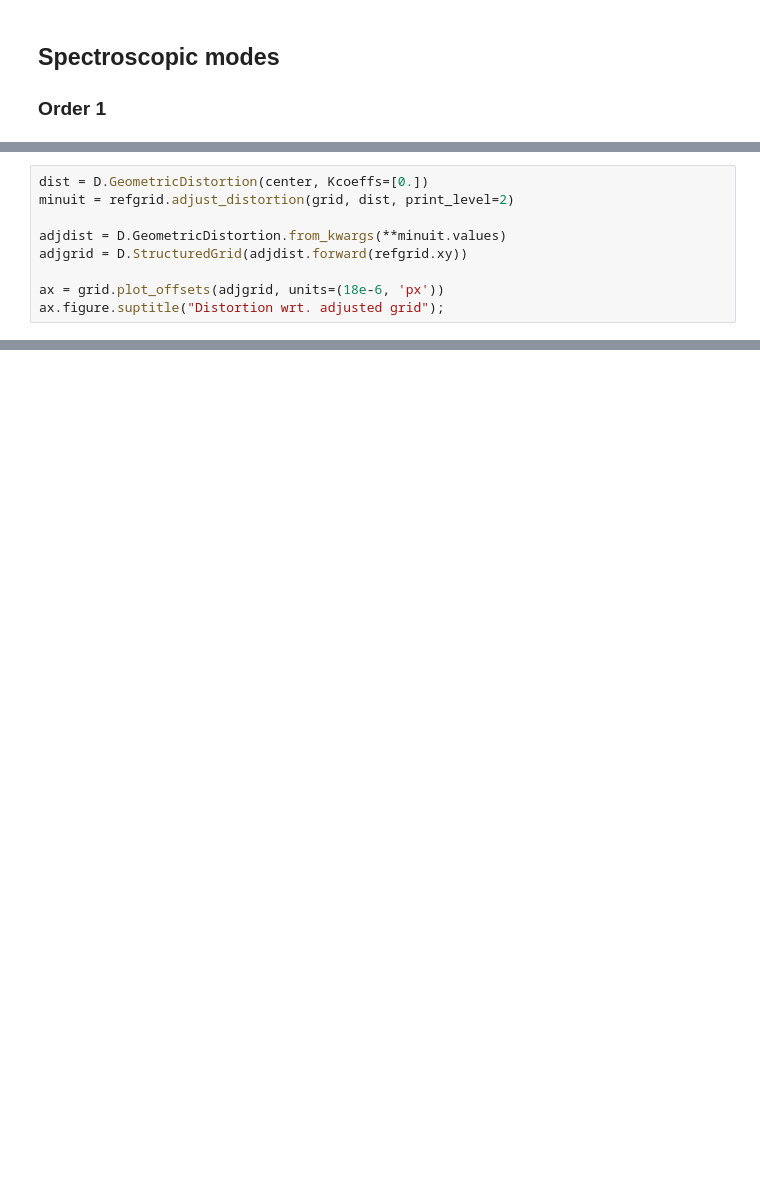
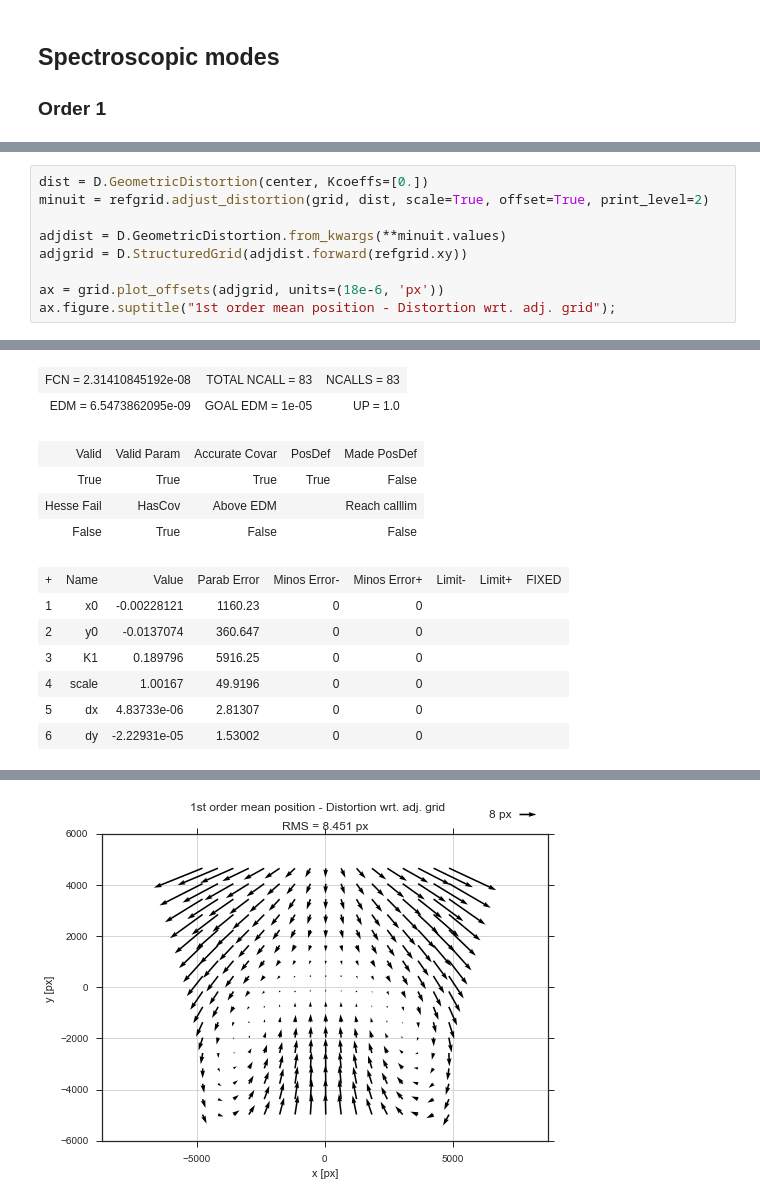
Before and after one commit to ycopin/spectrogrism, a Jupyter notebook: doc/NISP_distortions.ipynb, the cells around one changed output, grey strips where cells are left out. Drawn from its saved outputs; the diff is of its cells as text; blank space fills up the shorter version.

```diff
--- a/doc/NISP_distortions.ipynb
+++ b/doc/NISP_distortions.ipynb
@@ -198,9 +223,10 @@ ax.figure.suptitle("Distortion wrt. ref. grid");
 # %%
 dist = D.GeometricDistortion(center, Kcoeffs=[0.])
-minuit = refgrid.adjust_distortion(grid, dist, print_level=2)
+minuit = refgrid.adjust_distortion(grid, dist, scale=True, offset=True, print_level=2)
 
 adjdist = D.GeometricDistortion.from_kwargs(**minuit.values)
 adjgrid = D.StructuredGrid(adjdist.forward(refgrid.xy))
 
 ax = grid.plot_offsets(adjgrid, units=(18e-6, 'px'))
-ax.figure.suptitle("Distortion wrt. adjusted grid");
+ax.figure.suptitle("1st order mean position - Distortion wrt. adj. grid");
+# %% [output]
@@ -206,0 +241,13 @@ ax.figure.suptitle("Distortion wrt. adjusted grid");
+| FCN = 2.31410845192e-08 | TOTAL NCALL = 83 | NCALLS = 83 |
+| EDM = 6.5473862095e-09 | GOAL EDM = 1e-05 | UP = 1.0 |
+| Valid | Valid Param | Accurate Covar | PosDef | Made PosDef |
+| True | True | True | True | False |
+| Hesse Fail | HasCov | Above EDM |  | Reach calllim |
+| False | True | False |  | False |
+| + | Name | Value | Parab Error | Minos Error- | Minos Error+ | Limit- | Limit+ | FIXED |
+| 1 | x0 | -0.00228121 | 1160.23 | 0 | 0 |  |  |  |
+| 2 | y0 | -0.0137074 | 360.647 | 0 | 0 |  |  |  |
+| 3 | K1 | 0.189796 | 5916.25 | 0 | 0 |  |  |  |
+| 4 | scale | 1.00167 | 49.9196 | 0 | 0 |  |  |  |
+| 5 | dx | 4.83733e-06 | 2.81307 | 0 | 0 |  |  |  |
+| 6 | dy | -2.22931e-05 | 1.53002 | 0 | 0 |  |  |  |
@@ -206,0 +255 @@ ax.figure.suptitle("Distortion wrt. adjusted grid");
+[figure, added]
```
Also changed, not shown: parts of 22 cells of this notebook, 2 other files.
